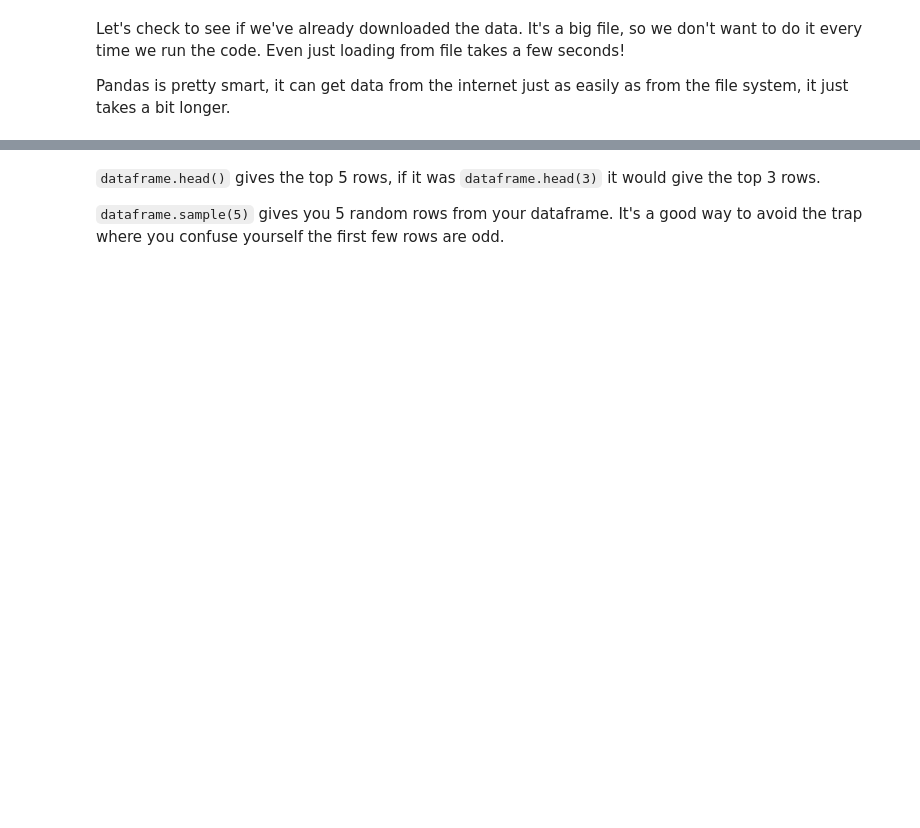
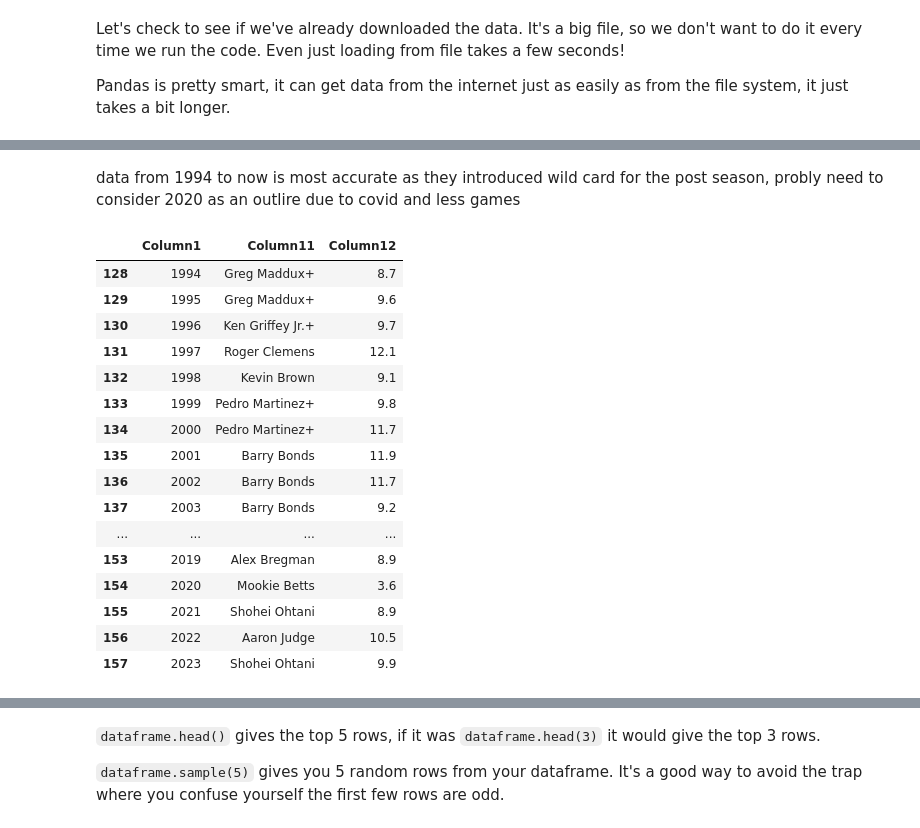
Before and after one commit to Ethanp333/baseball_data, a Jupyter notebook: basic_pandas.ipynb, the cells around one changed output, grey strips where cells are left out. Drawn from its saved outputs; the diff is of its cells as text; code cells hidden in the pictures; blank space fills up the shorter version.

```diff
--- a/basic_pandas.ipynb
+++ b/basic_pandas.ipynb
@@ -52,0 +203,31 @@ Pitching.head()
+# %% [markdown]
+data from 1994 to now is most accurate as they introduced wild card for the post season, probly need to consider 2020 as an outlire due to covid and less games
+# %%
+# Convert column 1 (Year) to numeric, ignoring errors
+War_history['Year'] = pd.to_numeric(War_history.iloc[:, 0], errors='coerce')
+
+# Filter data for the years 1994 to 2023
+filtered_data = War_history[(War_history['Year'] >= 1994) & (War_history['Year'] <= 2023)]
+
+# Select columns 1, 11, and 12
+selected_columns = filtered_data.iloc[:, [0, 10, 11]]
+
+selected_columns
+# %% [output]
+|  | Column1 | Column11 | Column12 |
+| 128 | 1994 | Greg Maddux+ | 8.7 |
+| 129 | 1995 | Greg Maddux+ | 9.6 |
+| 130 | 1996 | Ken Griffey Jr.+ | 9.7 |
+| 131 | 1997 | Roger Clemens | 12.1 |
+| 132 | 1998 | Kevin Brown | 9.1 |
+| 133 | 1999 | Pedro Martinez+ | 9.8 |
+| 134 | 2000 | Pedro Martinez+ | 11.7 |
+| 135 | 2001 | Barry Bonds | 11.9 |
+| 136 | 2002 | Barry Bonds | 11.7 |
+| 137 | 2003 | Barry Bonds | 9.2 |
+| ... | ... | ... | ... |
+| 153 | 2019 | Alex Bregman | 8.9 |
+| 154 | 2020 | Mookie Betts | 3.6 |
+| 155 | 2021 | Shohei Ohtani | 8.9 |
+| 156 | 2022 | Aaron Judge | 10.5 |
+| 157 | 2023 | Shohei Ohtani | 9.9 |
```
Also changed, not shown: parts of 28 cells of this notebook, 4 other files.
